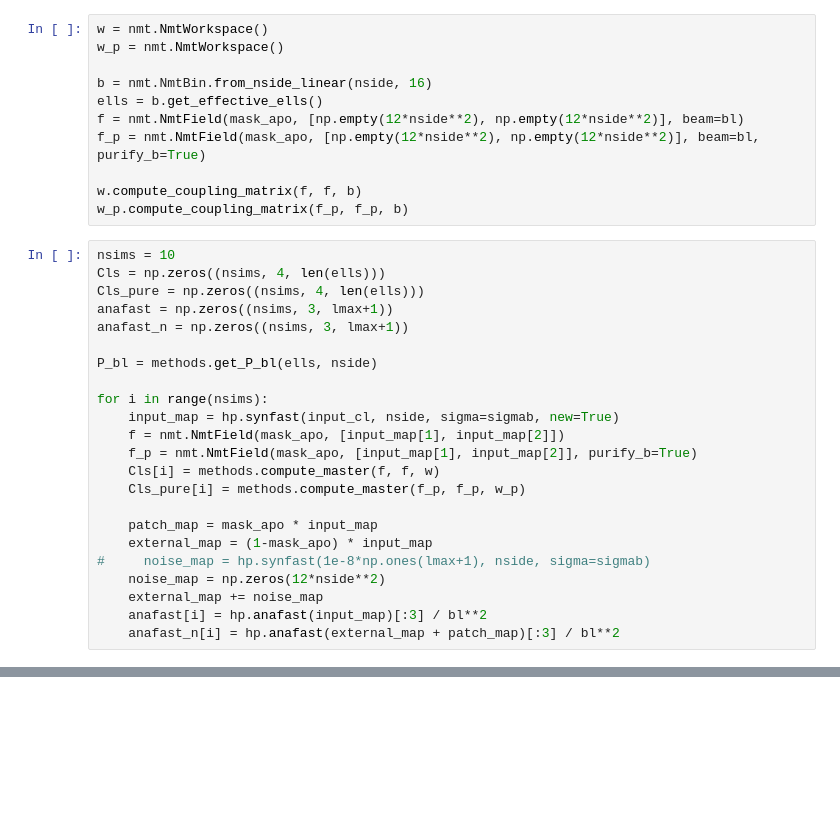
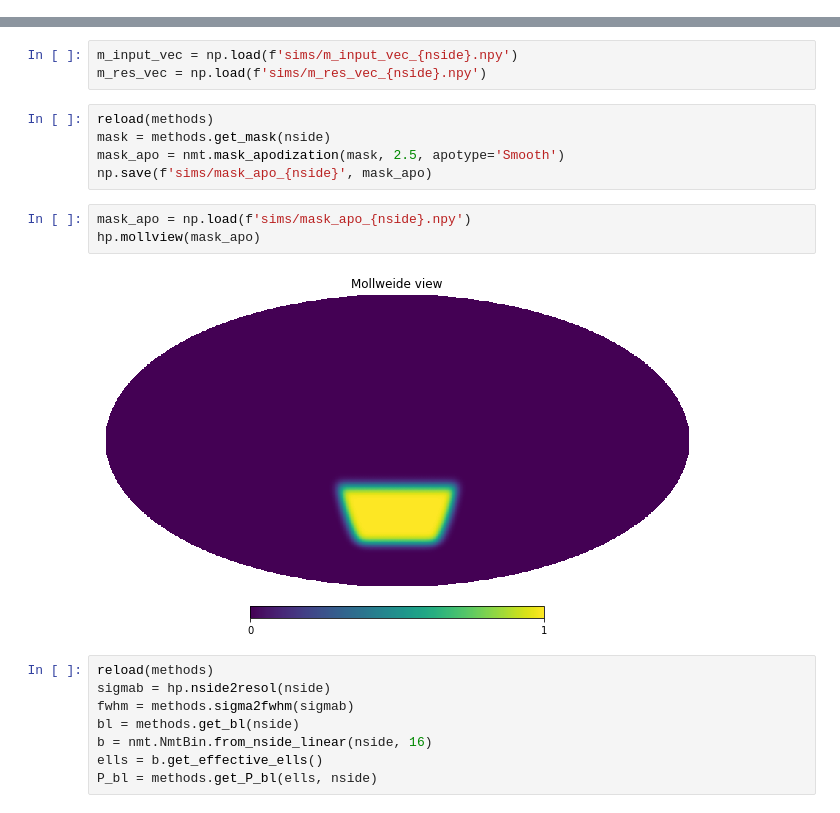
Before and after one commit to catyz/destripe, a Jupyter notebook: partial_sky.ipynb, the cells around one changed output, grey strips where cells are left out. Drawn from its saved outputs; the diff is of its cells as text; blank space fills up the shorter version.

```diff
--- a/partial_sky.ipynb
+++ b/partial_sky.ipynb
@@ -42,34 +16,0 @@ hp.mollview(hp.synfast(1e-10*np.ones(lmax+1)*ell_input*(ell_input+1)/2/np.pi, ns
-# %%
-w = nmt.NmtWorkspace()
-w_p = nmt.NmtWorkspace()
-
-b = nmt.NmtBin.from_nside_linear(nside, 16)
-ells = b.get_effective_ells()
-f = nmt.NmtField(mask_apo, [np.empty(12*nside**2), np.empty(12*nside**2)], beam=bl)
-f_p = nmt.NmtField(mask_apo, [np.empty(12*nside**2), np.empty(12*nside**2)], beam=bl, purify_b=True)
-
-w.compute_coupling_matrix(f, f, b)
-w_p.compute_coupling_matrix(f_p, f_p, b)
-# %%
-nsims = 10
-Cls = np.zeros((nsims, 4, len(ells)))
-Cls_pure = np.zeros((nsims, 4, len(ells)))
-anafast = np.zeros((nsims, 3, lmax+1))
-anafast_n = np.zeros((nsims, 3, lmax+1))
-
-P_bl = methods.get_P_bl(ells, nside)
-
-for i in range(nsims):
-    input_map = hp.synfast(input_cl, nside, sigma=sigmab, new=True)
-    f = nmt.NmtField(mask_apo, [input_map[1], input_map[2]])
-    f_p = nmt.NmtField(mask_apo, [input_map[1], input_map[2]], purify_b=True)
-    Cls[i] = methods.compute_master(f, f, w)
-    Cls_pure[i] = methods.compute_master(f_p, f_p, w_p)
-
-    patch_map = mask_apo * input_map
-    external_map = (1-mask_apo) * input_map
-#     noise_map = hp.synfast(1e-8*np.ones(lmax+1), nside, sigma=sigmab)
-    noise_map = np.zeros(12*nside**2)
-    external_map += noise_map
-    anafast[i] = hp.anafast(input_map)[:3] / bl**2
-    anafast_n[i] = hp.anafast(external_map + patch_map)[:3] / bl**2
@@ -75,0 +32,21 @@ for i in range(nsims):
+# %%
+m_input_vec = np.load(f'sims/m_input_vec_{nside}.npy')
+m_res_vec = np.load(f'sims/m_res_vec_{nside}.npy')
+# %%
+reload(methods)
+mask = methods.get_mask(nside)
+mask_apo = nmt.mask_apodization(mask, 2.5, apotype='Smooth')
+np.save(f'sims/mask_apo_{nside}', mask_apo)
+# %%
+mask_apo = np.load(f'sims/mask_apo_{nside}.npy')
+hp.mollview(mask_apo)
+# %% [output]
+[figure, added]
+# %%
+reload(methods)
+sigmab = hp.nside2resol(nside)
+fwhm = methods.sigma2fwhm(sigmab)
+bl = methods.get_bl(nside)
+b = nmt.NmtBin.from_nside_linear(nside, 16)
+ells = b.get_effective_ells()
+P_bl = methods.get_P_bl(ells, nside)
```
Also changed, not shown: parts of 13 cells of this notebook, 21 other files.
